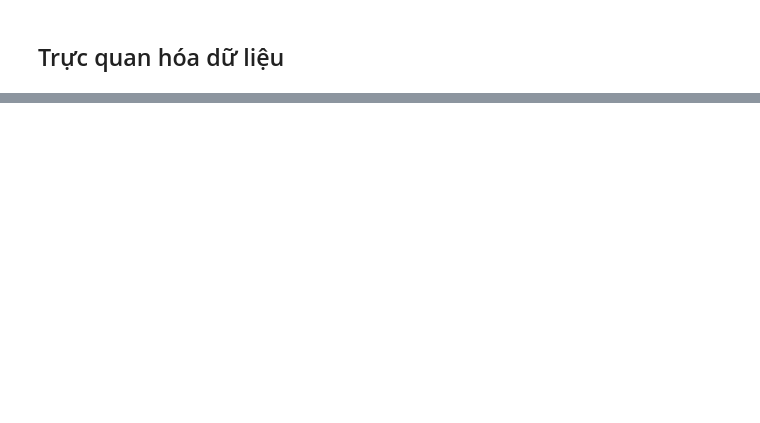
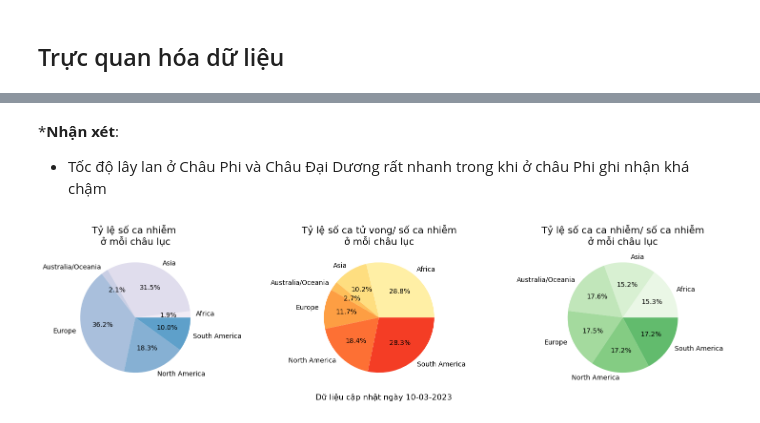
Before and after one commit to vntan/Covid-19-Analysis, a Jupyter notebook: Lab01.ipynb, the cells around one changed output, grey strips where cells are left out. Cells and saved outputs as stored; diff of their text form; code cells hidden in the pictures; blank space fills up the shorter version.

```diff
--- a/Lab01.ipynb
+++ b/Lab01.ipynb
@@ -145,0 +328,27 @@ for file in files:
+# %% [markdown]
+***Nhận xét**:
+- Tốc độ lây lan ở Châu Phi và Châu Đại Dương rất nhanh trong khi ở châu Phi ghi nhận khá chậm
+# %%
+filter_continent_df = continent_df.loc[continent_df['DateCollected'] == continent_df['DateCollected'].max(), :]
+
+fig, axes = plt.subplots(1, 3)
+gs = fig.add_gridspec(2,2)
+fig.set_figheight(4)
+fig.set_figwidth(15)
+
+axes[0].pie(filter_continent_df['TotalCases'], labels=filter_continent_df['Continent'], autopct='%1.1f%%', colors=sns.color_palette('PuBu', n_colors=10));
+axes[1].pie(filter_continent_df['TotalDeaths'] / filter_continent_df['TotalCases'], labels=filter_continent_df['Continent'], autopct='%1.1f%%', colors=sns.color_palette('YlOrRd', n_colors=8));
+axes[2].pie(filter_continent_df['TotalRecovered'] / filter_continent_df['TotalCases'], labels=filter_continent_df['Continent'], autopct='%1.1f%%', colors=sns.color_palette('Greens', n_colors=10));
+
+axes[1:]
+
+axes[0].set_title('Tỷ lệ số ca nhiễm \nở mỗi châu lục')
+axes[1].set_title('Tỷ lệ số ca tử vong/ số ca nhiễm\nở mỗi châu lục')
+axes[2].set_title('Tỷ lệ số ca ca nhiễm/ số ca nhiễm\nở mỗi châu lục')
+
+date_updated = continent_df['DateCollected'].max().strftime('%d-%m-%Y')
+
+fig.suptitle(f'Dữ liệu cập nhật ngày {date_updated}', y=0)
+fig.tight_layout()
+# %% [output]
+[figure, added]
```
Also changed, not shown: parts of 24 cells of this notebook, 26 other files.
